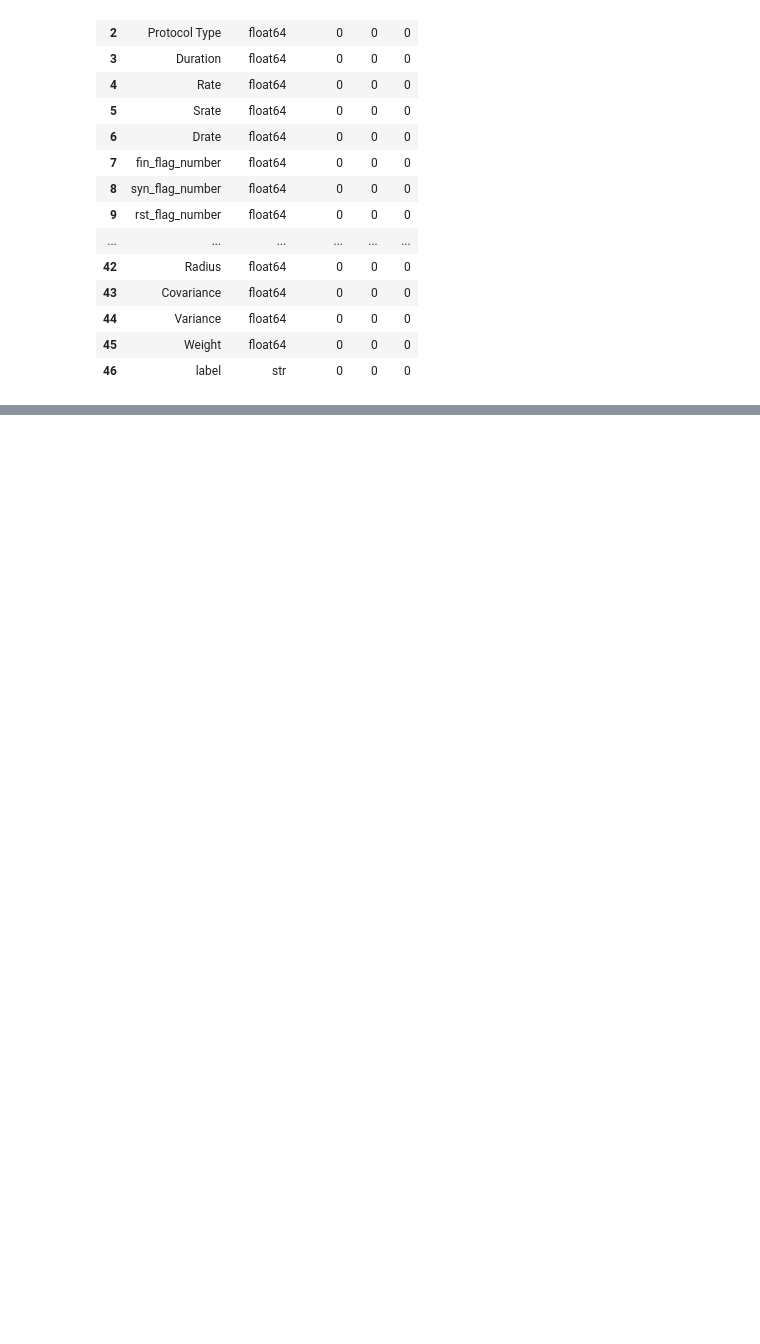
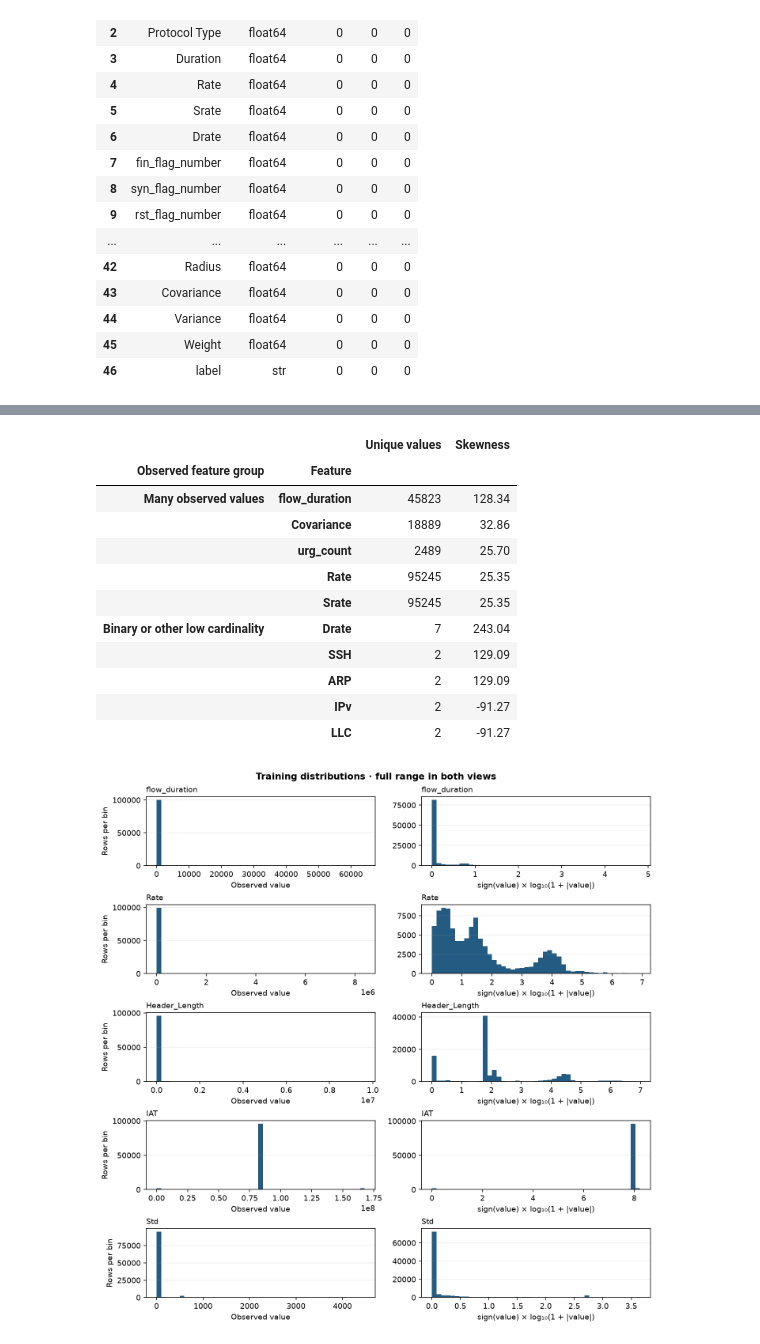
Before and after one commit to mdaliqbal021-tech/iot-intrusion-detection, a Jupyter notebook: 02_eda_restart.ipynb, the cells around one changed output, grey strips where cells are left out. Saved outputs shown, nothing was run; the diff lists cells and outputs as text; code cells hidden in the pictures; blank space fills up the shorter version.

Commit message:
Complete CICIoT2023 exploratory data analysis

```diff
--- a/02_eda_restart.ipynb
+++ b/02_eda_restart.ipynb
@@ -532,0 +757,54 @@ Training columns
+# %%
+from io import BytesIO
+
+import matplotlib.pyplot as plt
+from IPython.display import Image
+
+def show_eda_figure(figure):
+    with BytesIO() as buffer:
+        figure.savefig(buffer, format="png", dpi=140, bbox_inches="tight", facecolor="white")
+        display(Image(data=buffer.getvalue()))
+    plt.close(figure)
+
+varying_features = features_eda.loc[:, unique_counts.gt(1)]
+skewness = varying_features.skew().rename("Skewness")
+skew_table = pd.concat([unique_counts.rename("Unique values"), skewness], axis=1).dropna()
+skew_groups = {
+    "Many observed values": measurement_columns,
+    "Binary or other low cardinality": binary_columns + other_low_columns,
+}
+top_skew = pd.concat({
+    group: skew_table.loc[columns].sort_values("Skewness", key=lambda values: values.abs(), ascending=False).head(5)
+    for group, columns in skew_groups.items()
+}, names=["Observed feature group", "Feature"])
+with pd.option_context("display.float_format", "{:.2f}".format):
+    display(top_skew)
+
+distribution_features = ["flow_duration", "Rate", "Header_Length", "IAT", "Std"]
+figure, axes = plt.subplots(len(distribution_features), 2, figsize=(10, 10), layout="constrained")
+figure.suptitle("Training distributions · full range in both views", fontweight="bold")
+for feature, (linear_ax, log_ax) in zip(distribution_features, axes, strict=True):
+    values = features_eda[feature].to_numpy()
+    signed_log = np.sign(values) * np.log10(1 + np.abs(values))
+    for ax, view in [(linear_ax, values), (log_ax, signed_log)]:
+        ax.hist(view, bins=45, color="#245b82")
+        ax.set_title(feature, loc="left", fontsize=10)
+        ax.grid(axis="y", alpha=0.2)
+    linear_ax.set_ylabel("Rows per bin")
+    linear_ax.set_xlabel("Observed value")
+    log_ax.set_xlabel("sign(value) × log₁₀(1 + |value|)")
+show_eda_figure(figure)
+# %% [output]
+|  |  | Unique values | Skewness |
+| Observed feature group | Feature |  |  |
+| Many observed values | flow_duration | 45823 | 128.34 |
+|  | Covariance | 18889 | 32.86 |
+|  | urg_count | 2489 | 25.70 |
+|  | Rate | 95245 | 25.35 |
+|  | Srate | 95245 | 25.35 |
+| Binary or other low cardinality | Drate | 7 | 243.04 |
+|  | SSH | 2 | 129.09 |
+|  | ARP | 2 | 129.09 |
+|  | IPv | 2 | -91.27 |
+|  | LLC | 2 | -91.27 |
+[figure, added]
```
Also changed, not shown: parts of 20 cells of this notebook, 2 other files.
